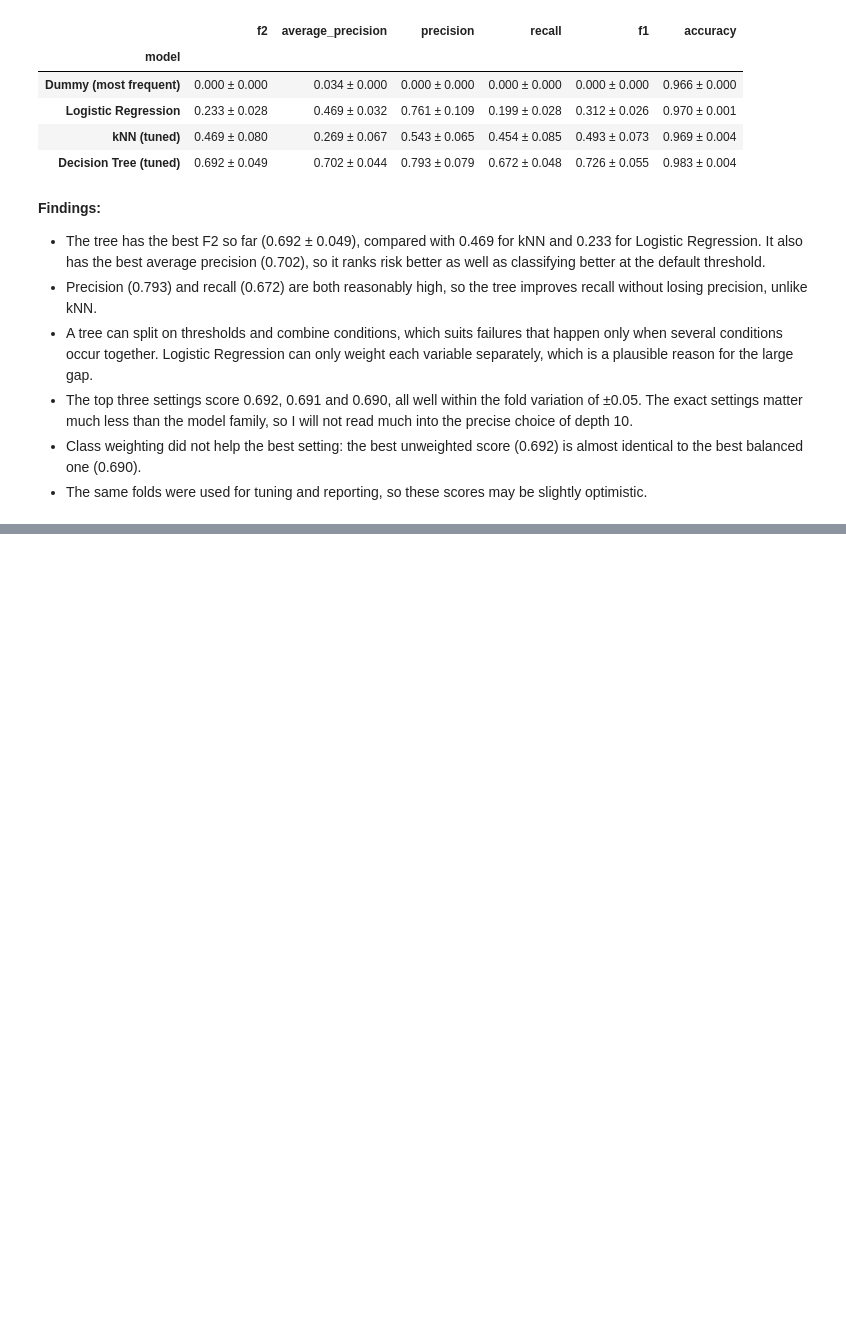
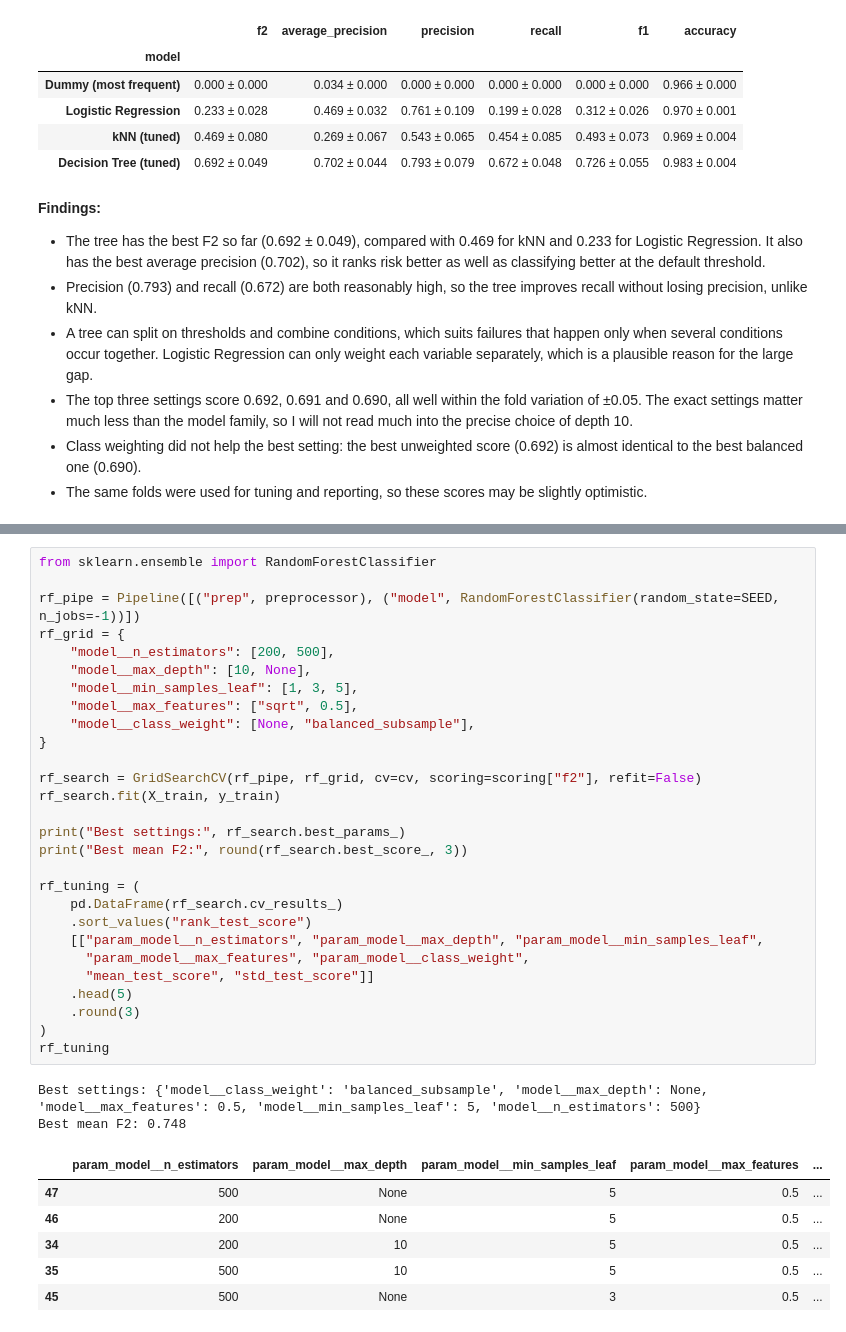
Before and after one commit to NathanL05/ct4101-ml-portfolio, a Jupyter notebook: notebooks/03_models_and_evaluation.ipynb, the cells around one changed output, grey strips where cells are left out. Drawn from its saved outputs; the diff is of its cells as text; blank space fills up the shorter version.

```diff
--- a/notebooks/03_models_and_evaluation.ipynb
+++ b/notebooks/03_models_and_evaluation.ipynb
@@ -220,0 +225,37 @@ results_table
+# %%
+from sklearn.ensemble import RandomForestClassifier
+
+rf_pipe = Pipeline([("prep", preprocessor), ("model", RandomForestClassifier(random_state=SEED, n_jobs=-1))])
+rf_grid = {
+    "model__n_estimators": [200, 500],
+    "model__max_depth": [10, None],
+    "model__min_samples_leaf": [1, 3, 5],
+    "model__max_features": ["sqrt", 0.5],
+    "model__class_weight": [None, "balanced_subsample"],
+}
+
+rf_search = GridSearchCV(rf_pipe, rf_grid, cv=cv, scoring=scoring["f2"], refit=False)
+rf_search.fit(X_train, y_train)
+
+print("Best settings:", rf_search.best_params_)
+print("Best mean F2:", round(rf_search.best_score_, 3))
+
+rf_tuning = (
+    pd.DataFrame(rf_search.cv_results_)
+    .sort_values("rank_test_score")
+    [["param_model__n_estimators", "param_model__max_depth", "param_model__min_samples_leaf",
+      "param_model__max_features", "param_model__class_weight",
+      "mean_test_score", "std_test_score"]]
+    .head(5)
+    .round(3)
+)
+rf_tuning
+# %% [output]
+Best settings: {'model__class_weight': 'balanced_subsample', 'model__max_depth': None, 'model__max_features': 0.5, 'model__min_samples_leaf': 5, 'model__n_estimators': 500}
+Best mean F2: 0.748
+|  | param_model__n_estimators | param_model__max_depth | param_model__min_samples_leaf | param_model__max_features | ... |
+| 47 | 500 | None | 5 | 0.5 | ... |
+| 46 | 200 | None | 5 | 0.5 | ... |
+| 34 | 200 | 10 | 5 | 0.5 | ... |
+| 35 | 500 | 10 | 5 | 0.5 | ... |
+| 45 | 500 | None | 3 | 0.5 | ... |
```
Also changed, not shown: parts of 3 cells of this notebook, 1 other file.
